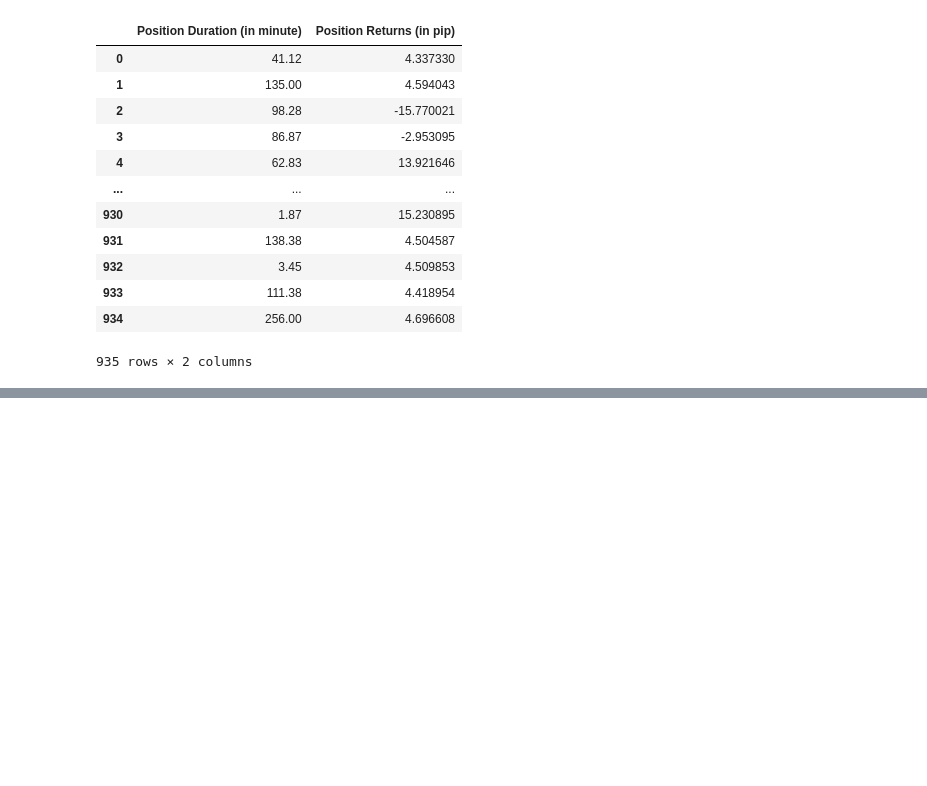
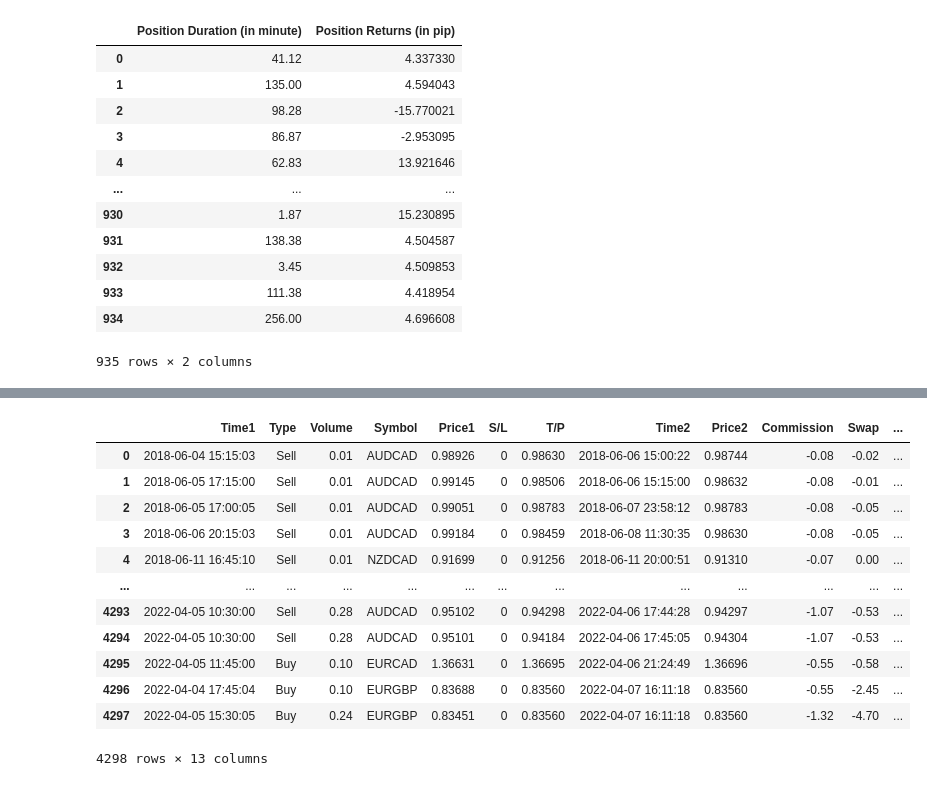
Before and after one commit to adaji/TraderEvaluation, a Jupyter notebook: TestNote.ipynb, the cells around one changed output, grey strips where cells are left out. Cells and saved outputs as stored; diff of their text form; code cells hidden in the pictures; blank space fills up the shorter version.

```diff
--- a/TestNote.ipynb
+++ b/TestNote.ipynb
@@ -99,0 +127,14 @@ Duration(data).Duration_data
+# %%
+#Preprocess
+df = df.drop(
+    index=df[df.Type == "Balance"].index).reset_index(drop=True)
+
+# Renaming Time & Price columns
+df = pd.concat([df.iloc[:, :5].rename(columns={'Time': 'Time1', 'Price': 'Price1'}),
+                               df.iloc[:, 5:].rename(columns={'Time': 'Time2', 'Price': 'Price2'})], axis=1)
+
+# Correction of Time2 datatype
+df.Time2 = pd.to_datetime(df.Time2)
+
+# Sort by Time2
+df= df.sort_values(by='Time2')
@@ -99,0 +147,16 @@ Duration(data).Duration_data
+# %%
+df
+# %% [output]
+|  | Time1 | Type | Volume | Symbol | Price1 | S/L | T/P | Time2 | Price2 | Commission | Swap | ... |
+| 0 | 2018-06-04 15:15:03 | Sell | 0.01 | AUDCAD | 0.98926 | 0 | 0.98630 | 2018-06-06 15:00:22 | 0.98744 | -0.08 | -0.02 | ... |
+| 1 | 2018-06-05 17:15:00 | Sell | 0.01 | AUDCAD | 0.99145 | 0 | 0.98506 | 2018-06-06 15:15:00 | 0.98632 | -0.08 | -0.01 | ... |
+| 2 | 2018-06-05 17:00:05 | Sell | 0.01 | AUDCAD | 0.99051 | 0 | 0.98783 | 2018-06-07 23:58:12 | 0.98783 | -0.08 | -0.05 | ... |
+| 3 | 2018-06-06 20:15:03 | Sell | 0.01 | AUDCAD | 0.99184 | 0 | 0.98459 | 2018-06-08 11:30:35 | 0.98630 | -0.08 | -0.05 | ... |
+| 4 | 2018-06-11 16:45:10 | Sell | 0.01 | NZDCAD | 0.91699 | 0 | 0.91256 | 2018-06-11 20:00:51 | 0.91310 | -0.07 | 0.00 | ... |
+| ... | ... | ... | ... | ... | ... | ... | ... | ... | ... | ... | ... | ... |
+| 4293 | 2022-04-05 10:30:00 | Sell | 0.28 | AUDCAD | 0.95102 | 0 | 0.94298 | 2022-04-06 17:44:28 | 0.94297 | -1.07 | -0.53 | ... |
+| 4294 | 2022-04-05 10:30:00 | Sell | 0.28 | AUDCAD | 0.95101 | 0 | 0.94184 | 2022-04-06 17:45:05 | 0.94304 | -1.07 | -0.53 | ... |
+| 4295 | 2022-04-05 11:45:00 | Buy | 0.10 | EURCAD | 1.36631 | 0 | 1.36695 | 2022-04-06 21:24:49 | 1.36696 | -0.55 | -0.58 | ... |
+| 4296 | 2022-04-04 17:45:04 | Buy | 0.10 | EURGBP | 0.83688 | 0 | 0.83560 | 2022-04-07 16:11:18 | 0.83560 | -0.55 | -2.45 | ... |
+| 4297 | 2022-04-05 15:30:05 | Buy | 0.24 | EURGBP | 0.83451 | 0 | 0.83560 | 2022-04-07 16:11:18 | 0.83560 | -1.32 | -4.70 | ... |
+4298 rows × 13 columns
```
Also changed, not shown: parts of 31 cells of this notebook, 1 other file.
